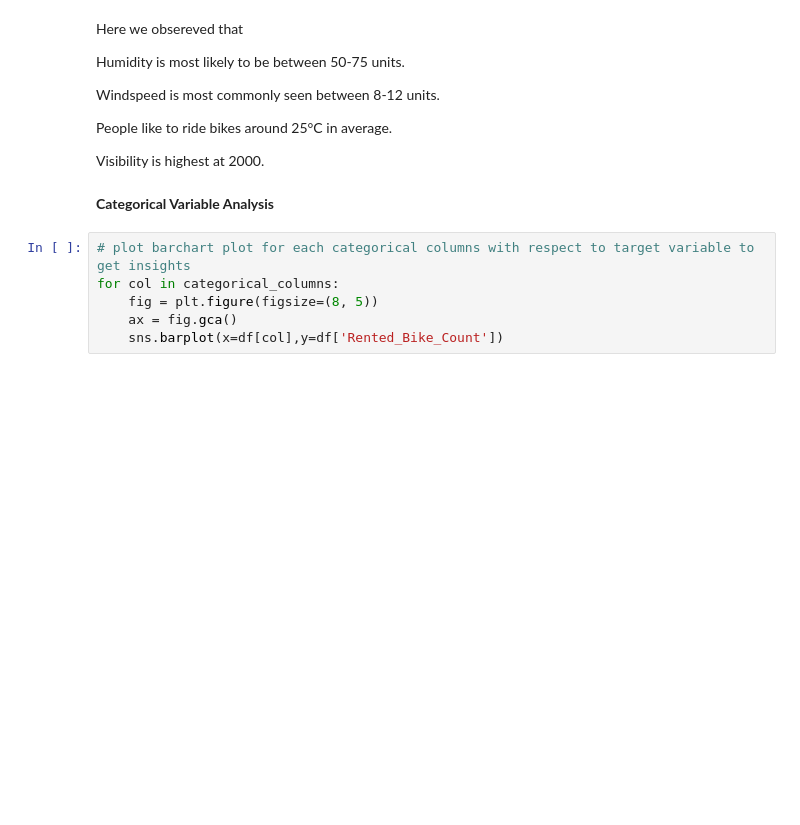
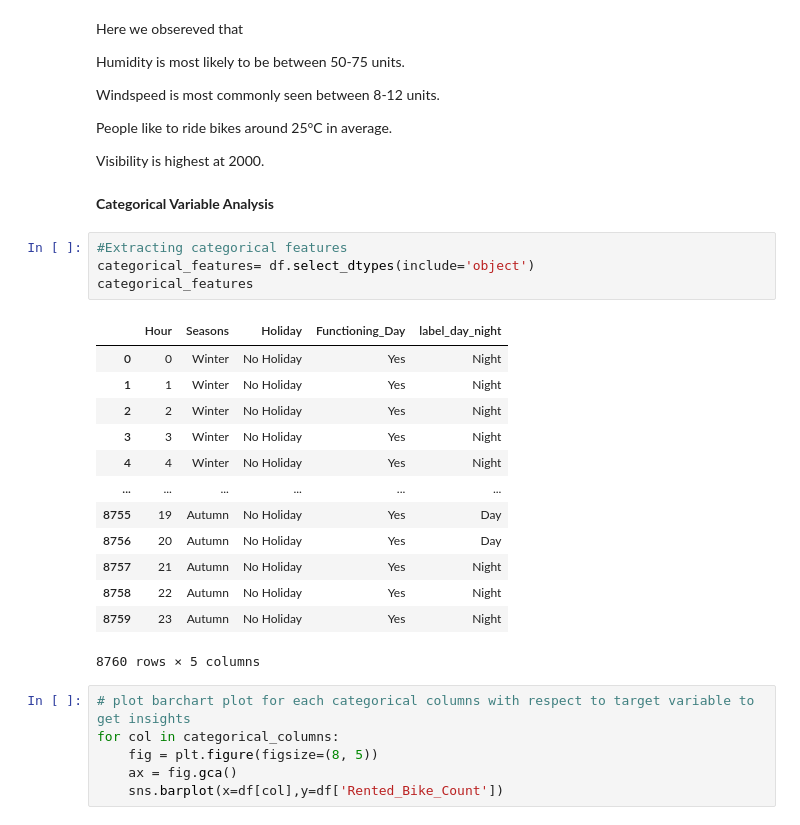
Before and after one commit to Anupa-123/Bike-sharing-demand-prediction, a Jupyter notebook: Bike_Sharing_Demand_Prediction_Capstone_Project.ipynb, the cells around one changed output. Drawn from its saved outputs; the diff is of its cells as text; blank space fills up the shorter version.

```diff
--- a/Bike_Sharing_Demand_Prediction_Capstone_Project.ipynb
+++ b/Bike_Sharing_Demand_Prediction_Capstone_Project.ipynb
@@ -527,6 +529,24 @@ People like to ride bikes around 25°C in average.
 Visibility is highest at 2000.
 # %% [markdown]
 **Categorical Variable Analysis**
+# %%
+#Extracting categorical features
+categorical_features= df.select_dtypes(include='object')
+categorical_features
+# %% [output]
+|  | Hour | Seasons | Holiday | Functioning_Day | label_day_night |
+| 0 | 0 | Winter | No Holiday | Yes | Night |
+| 1 | 1 | Winter | No Holiday | Yes | Night |
+| 2 | 2 | Winter | No Holiday | Yes | Night |
+| 3 | 3 | Winter | No Holiday | Yes | Night |
+| 4 | 4 | Winter | No Holiday | Yes | Night |
+| ... | ... | ... | ... | ... | ... |
+| 8755 | 19 | Autumn | No Holiday | Yes | Day |
+| 8756 | 20 | Autumn | No Holiday | Yes | Day |
+| 8757 | 21 | Autumn | No Holiday | Yes | Night |
+| 8758 | 22 | Autumn | No Holiday | Yes | Night |
+| 8759 | 23 | Autumn | No Holiday | Yes | Night |
+8760 rows × 5 columns
 # %%
 # plot barchart plot for each categorical columns with respect to target variable to get insights
 for col in categorical_columns:
```
Also changed, not shown: parts of 20 cells of this notebook.
